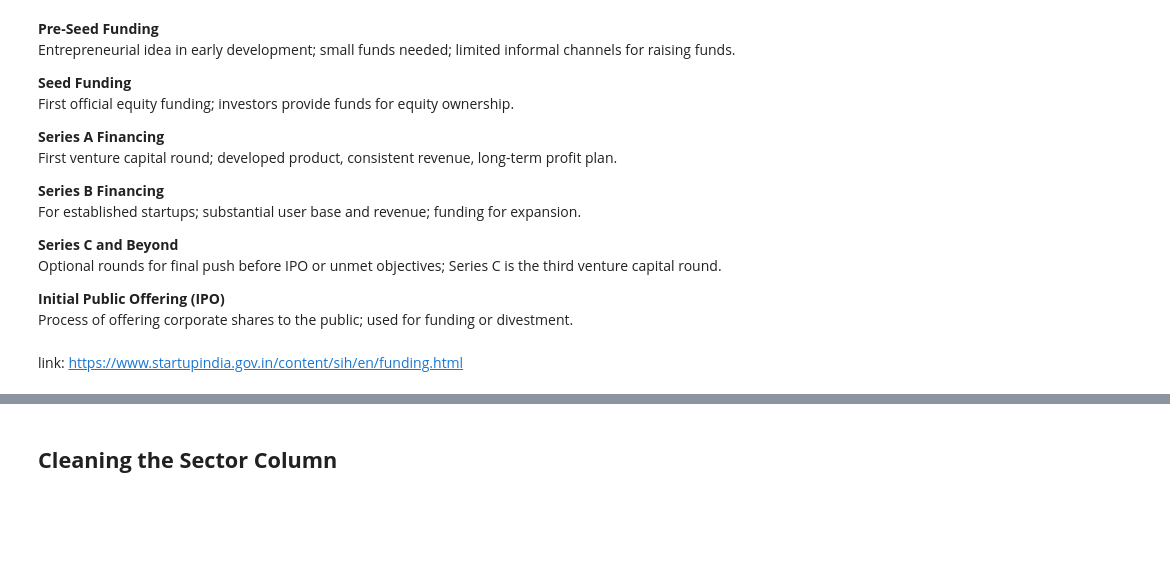
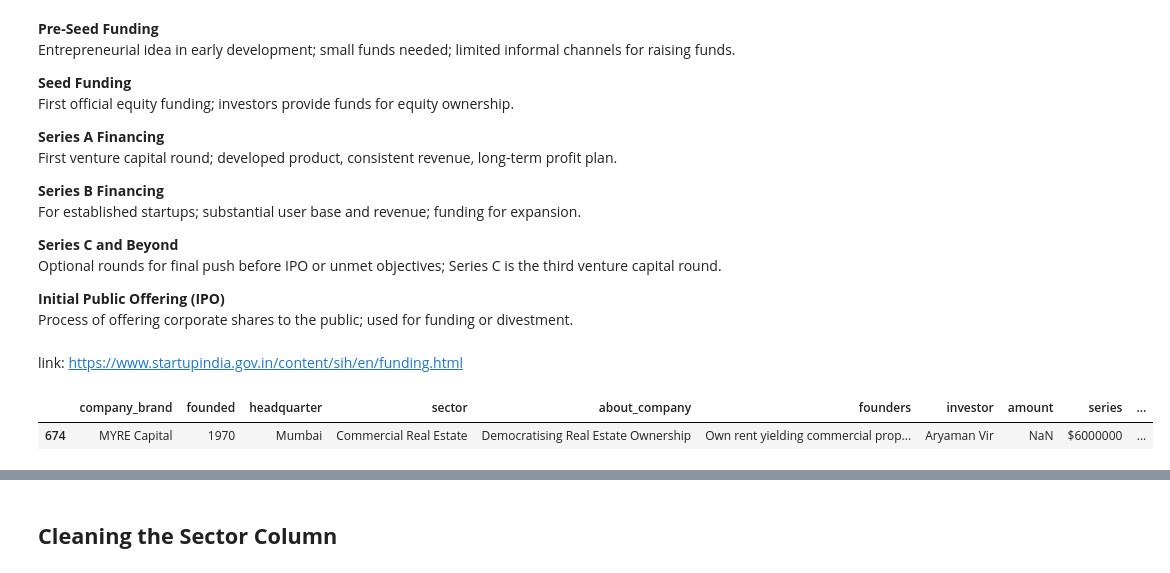
Before and after one commit to MurithiDenisGitobu/EDA-Indian-Startup-Funding, a Jupyter notebook: LP1_Project.ipynb.ipynb, the cells around one changed output, grey strips where cells are left out. Cells and saved outputs as stored; diff of their text form; code cells hidden in the pictures; blank space fills up the shorter version.

```diff
--- a/LP1_Project.ipynb.ipynb
+++ b/LP1_Project.ipynb.ipynb
@@ -551,18 +506,3 @@ df.drop('column10', axis=1, inplace= True)
 - Fill the nulls uning interpolate method
 
 - Convert the column from object to float
-# %%
-
-# Remove dollar sign
-df['amount($)'] = df['amount($)'].replace('\$', '', regex=True)
-
-# Remove commas
-df['amount($)'] = df['amount($)'].str.replace(',', '')
-
-# Remove all other irrelevant characters, words and symbols
-df['amount($)'] = df['amount($)'].replace(["Upsparks", 'undisclosed', 'Undisclosed', "ah! Ventures",
-                                               "Pre-series A", "ITO Angel Network LetsVenture",
-                                               "JITO Angel Network LetsVenture", "Series C", 'Seed', ','], '')
-
-# Convert the 'amount($)' column to numeric
-df['amount($)'] = pd.to_numeric(df['amount($)'])
@@ -579,0 +509,6 @@ memory usage: 22.6 KB
+# %%
+df['amount']=df['amount'].replace('\$','',regex=True)
+df['amount']=df['amount'].replace(['Undisclosed','undisclosed',None],np.NAN)
+df['headquarter']=df['headquarter'].str.strip('\t#REF!')
+df['amount']=df['amount'].replace('\,','',regex=True)
+df['amount']=df['amount'].replace(",","")
@@ -586,8 +580,8 @@ memory usage: 22.6 KB
 - Convert data type to period
 # %%
 # Convert the data_year column to date
-df['data_year']=pd.to_datetime(df['data_year'], format='%Y')
-df['data_year']=df['data_year'].dt.to_period('y')
-# df['founded']=pd.to_datetime(df['founded']).dt.year
+df['year']=pd.to_datetime(df['year'], format='%Y')
+df['year']=df['year'].dt.to_period('y')
+df['founded']=pd.to_datetime(df['founded']).dt.year
 # %%
 # check for nulls and duplicated
@@ -716,8 +710,8 @@ Optional rounds for final push before IPO or unmet objectives; Series C is the t
 Process of offering corporate shares to the public; used for funding or divestment.
 # %% [markdown]
 link: https://www.startupindia.gov.in/content/sih/en/funding.html
-# %%
-# Cleaning stage column
-df['stage'].unique()
-df['stage']=df['stage'].replace(['https://docs.google.com/spreadsheets/d/1x9ziNeaz6auNChIHnMI8U6kS7knTr3byy_YBGfQaoUA/edit#gid=1861303593',
-'$6000000','$1000000','$300000','$1200000'],np.NaN)
+# %%
+df[df['series']=='$6000000']
+# %% [output]
+|  | company_brand | founded | headquarter | sector | about_company | founders | investor | amount | series | ... |
+| 674 | MYRE Capital | 1970 | Mumbai | Commercial Real Estate | Democratising Real Estate Ownership | Own rent yielding commercial prop... | Aryaman Vir | NaN | $6000000 | ... |
```
Also changed, not shown: parts of 59 cells of this notebook.
